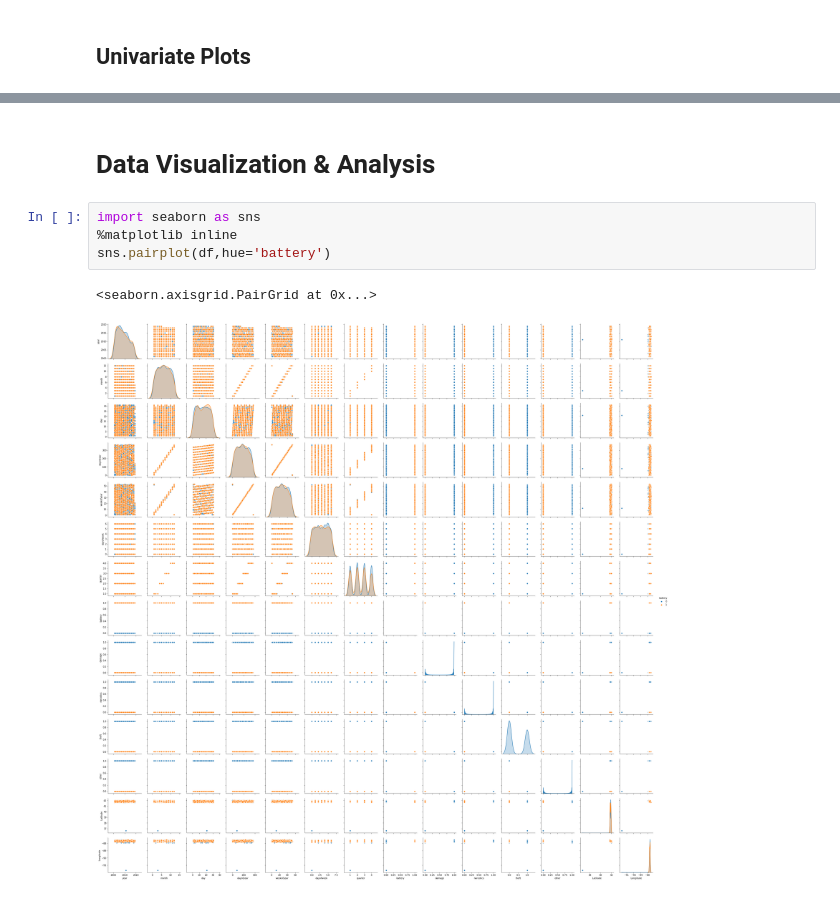
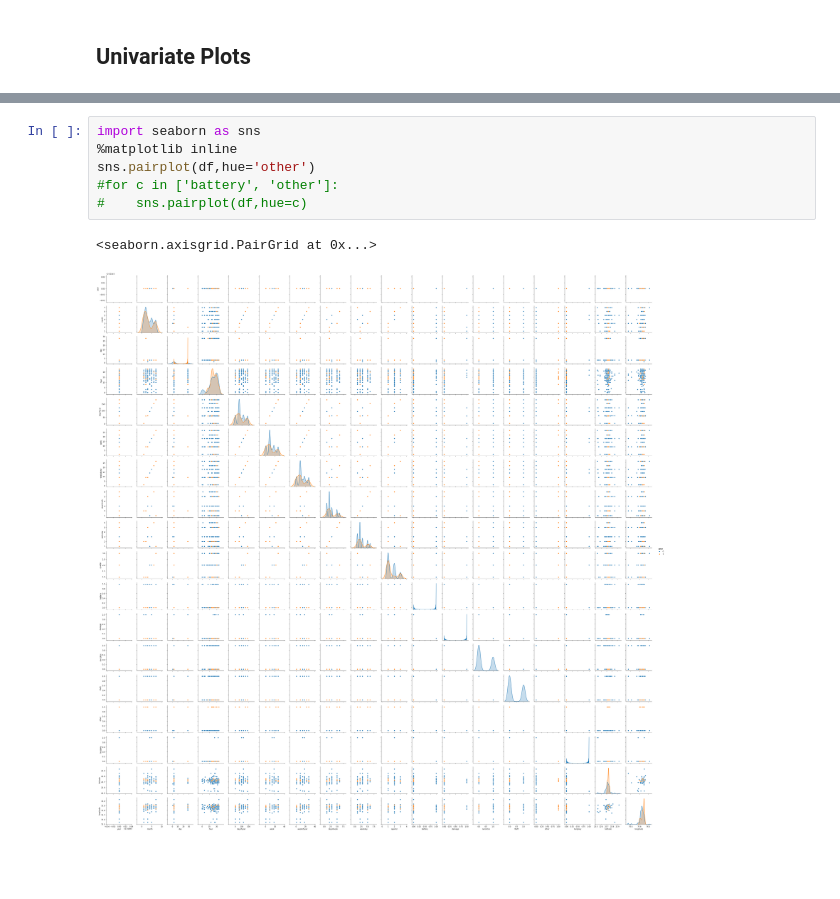
Before and after one commit to divyatv/MachineLearning_ChicagoCrime, a Jupyter notebook: start.ipynb, the cells around one changed output, grey strips where cells are left out. Cells and saved outputs as stored; diff of their text form; blank space fills up the shorter version.

```diff
--- a/start.ipynb
+++ b/start.ipynb
@@ -299,9 +194,9 @@ plt.show()
-# %% [markdown]
-# Data Visualization & Analysis
 # %%
 import seaborn as sns
 %matplotlib inline
-sns.pairplot(df,hue='battery')
+sns.pairplot(df,hue='other')
+#for c in ['battery', 'other']:
+#    sns.pairplot(df,hue=c)
 # %% [output]
 <seaborn.axisgrid.PairGrid at 0x...>
-[figure, old version]
+[figure, new version]
```
Also changed, not shown: parts of 63 cells of this notebook, 2 other files.
